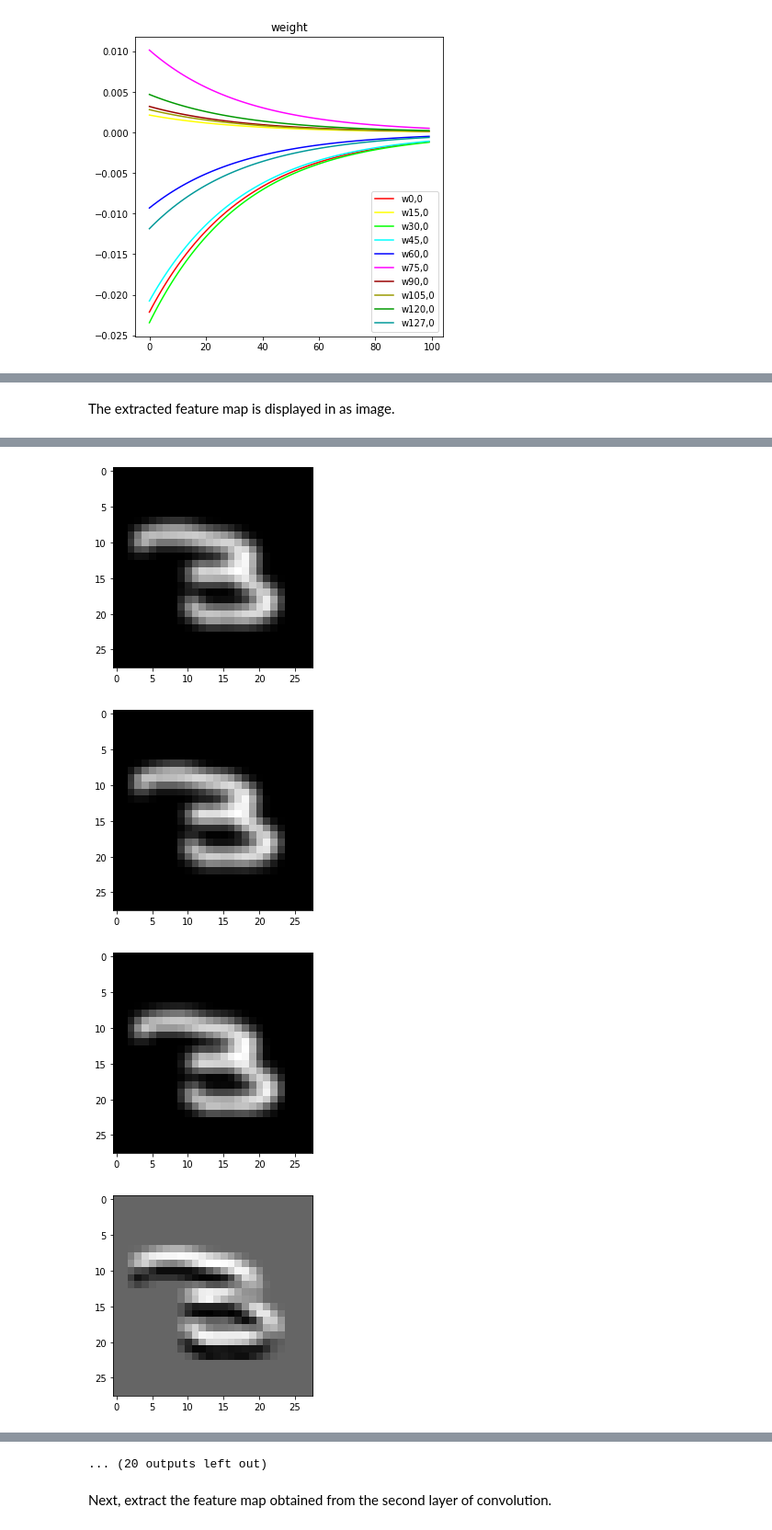
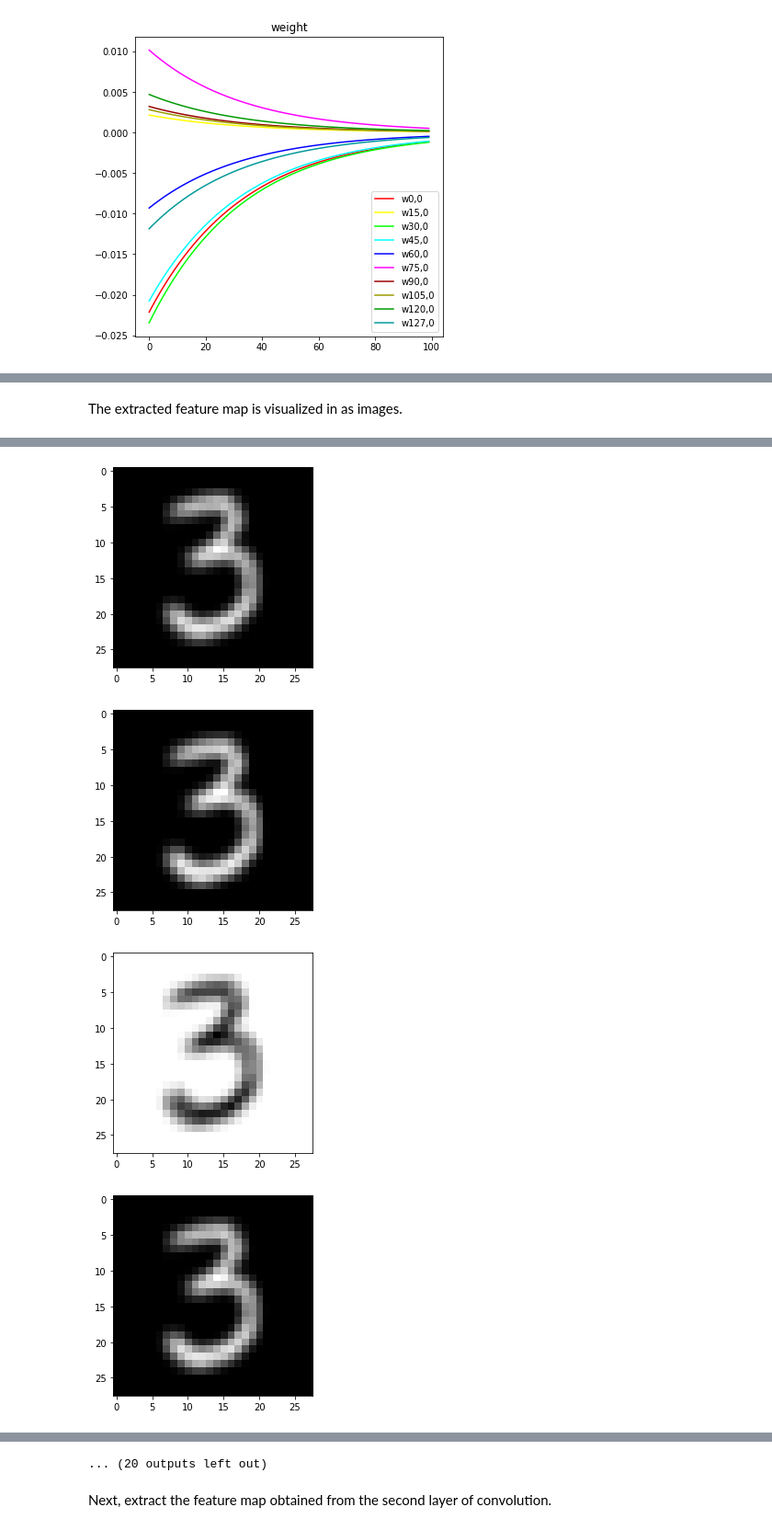
Before and after one commit to namoshi/dl_intro, a Jupyter notebook: lab_tutorial1.ipynb, the cells around one changed output, grey strips where cells are left out. Shown at 92% size. Saved outputs shown, nothing was run; the diff lists cells and outputs as text; code cells hidden in the pictures.

```diff
--- a/lab_tutorial1.ipynb
+++ b/lab_tutorial1.ipynb
@@ -787,4 +810,6 @@ Extract the feature map obtained from the first layer of convolution.
 # %%
+datasize = 100
+batchsize = 10
 result = np.zeros((datasize, 32, 28, 28))
 
 for i in range(0, datasize, batchsize):
@@ -796,10 +821,10 @@ for i in range(0, datasize, batchsize):
 	fmap = net.conv1(x_batch)
 	result[i:i+batchsize] = fmap.cpu().detach().numpy()
 # %% [markdown]
-The extracted feature map is displayed in as image.
+The extracted feature map is visualized in as images.
 # %%
 #Specify the index of the image you want to display.
-index = 250
+index = 50
 
 for i in range(32):
   pic = result[index]
@@ -814,4 +839,4 @@ for i in range(32):
-[figure, old version]
+[figure, new version]
-[figure, old version]
+[figure, new version]
-[figure, old version]
+[figure, new version]
-[figure, old version]
+[figure, new version]
```
Also changed, not shown: parts of 23 cells of this notebook.
